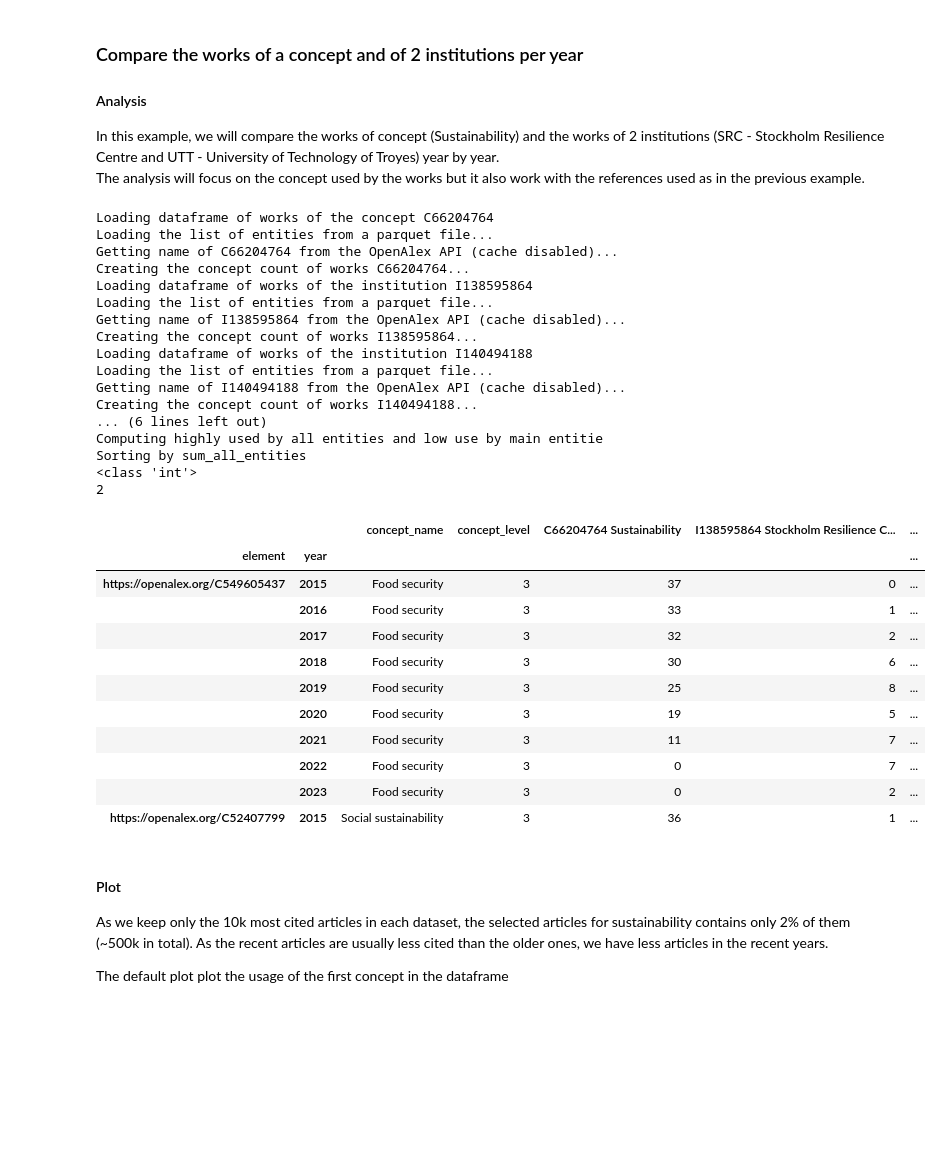
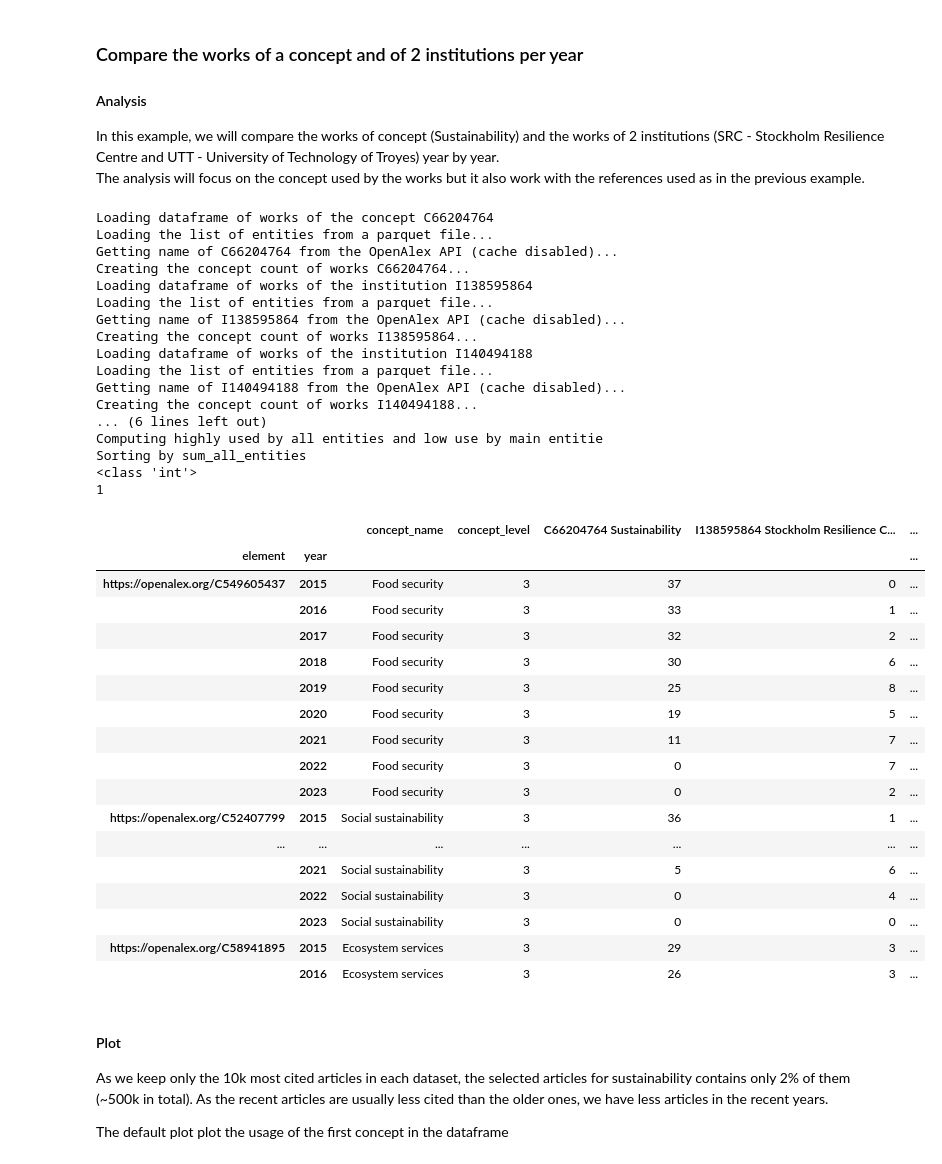
Before and after one commit to romain894/openalex-analysis, a Jupyter notebook: Works_examples.ipynb, the cells around one changed output. Saved outputs shown, nothing was run; the diff lists cells and outputs as text; code cells hidden in the pictures; blank space fills up the shorter version.

```diff
--- a/Works_examples.ipynb
+++ b/Works_examples.ipynb
@@ -63,11 +64,11 @@ wplt.element_count_df.head(3)
 In this example, we will compare the works of concept (Sustainability) and the works of 2 institutions (SRC - Stockholm Resilience Centre and UTT - University of Technology of Troyes) year by year.
 The analysis will focus on the concept used by the works but it also work with the references used as in the previous example.
 # %%
-## concept_sustainability_id = 'C66204764'
+concept_sustainability_id = 'C66204764'
 institution_src_id = 'I138595864'
 institution_utt_id = 'I140494188'
 
-# count per year from 2020 to 2023
+# count per year from 2015 to 2023
 count_years = list(range(2015, 2024))
 
 # The filter needs to have the format from the OpenAlex API
@@ -94,37 +95,44 @@ wplt.create_element_used_count_array('concept', entities_to_compare, count_years
 # we want to keep only the more specific concepts in the array and remove the general ones (often of level 0 or 1)
 wplt.add_statistics_to_element_count_array(sort_by = 'sum_all_entities', min_concept_level = 3)
 
-wplt.element_count_df.head(10)
+wplt.element_count_df.to_csv("~/Downloads/testarray.csv")
+wplt.element_count_df.head(20)
 # %% [output]
 Loading dataframe of works of the concept C66204764
 Loading the list of entities from a parquet file...
 Getting name of C66204764 from the OpenAlex API (cache disabled)...
 Creating the concept count of works C66204764...
 Loading dataframe of works of the institution I138595864
 Loading the list of entities from a parquet file...
 Getting name of I138595864 from the OpenAlex API (cache disabled)...
 Creating the concept count of works I138595864...
 Loading dataframe of works of the institution I140494188
 Loading the list of entities from a parquet file...
 Getting name of I140494188 from the OpenAlex API (cache disabled)...
 Creating the concept count of works I140494188...
 ... (6 lines left out)
 Computing highly used by all entities and low use by main entitie
 Sorting by sum_all_entities
 <class 'int'>
-2
+1
 |  |  | concept_name | concept_level | C66204764 Sustainability | I138595864 Stockholm Resilience C... | ... |
 | element | year |  |  |  |  | ... |
 | https://openalex.org/C549605437 | 2015 | Food security | 3 | 37 | 0 | ... |
 |  | 2016 | Food security | 3 | 33 | 1 | ... |
 |  | 2017 | Food security | 3 | 32 | 2 | ... |
 |  | 2018 | Food security | 3 | 30 | 6 | ... |
 |  | 2019 | Food security | 3 | 25 | 8 | ... |
 |  | 2020 | Food security | 3 | 19 | 5 | ... |
 |  | 2021 | Food security | 3 | 11 | 7 | ... |
 |  | 2022 | Food security | 3 | 0 | 7 | ... |
 |  | 2023 | Food security | 3 | 0 | 2 | ... |
 | https://openalex.org/C52407799 | 2015 | Social sustainability | 3 | 36 | 1 | ... |
+| ... | ... | ... | ... | ... | ... | ... |
+|  | 2021 | Social sustainability | 3 | 5 | 6 | ... |
+|  | 2022 | Social sustainability | 3 | 0 | 4 | ... |
+|  | 2023 | Social sustainability | 3 | 0 | 0 | ... |
+| https://openalex.org/C58941895 | 2015 | Ecosystem services | 3 | 29 | 3 | ... |
+|  | 2016 | Ecosystem services | 3 | 26 | 3 | ... |
 # %% [markdown]
 #### Plot
 
```
Also changed, not shown: parts of 3 cells of this notebook, 2 other files.
